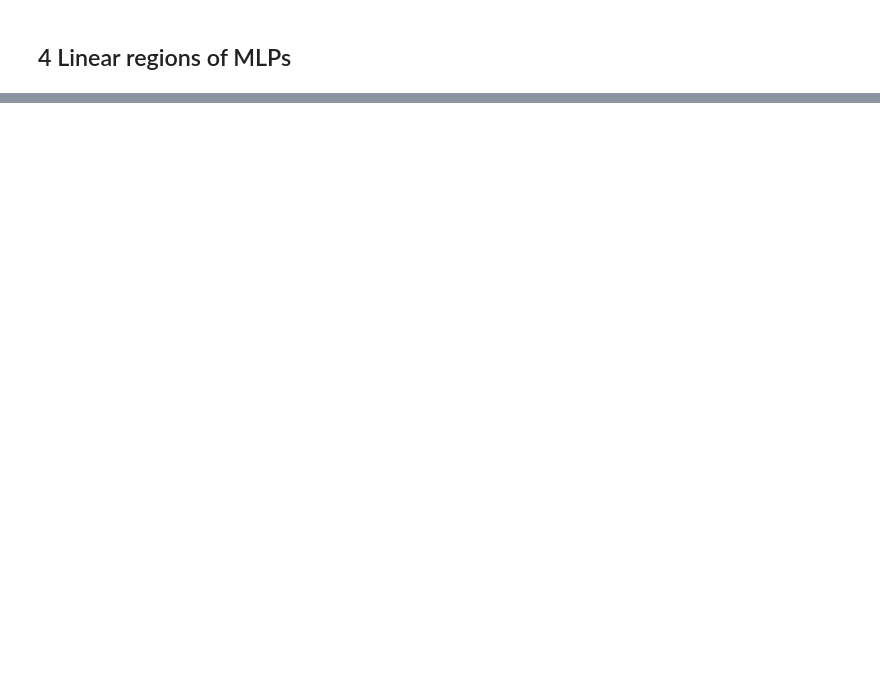
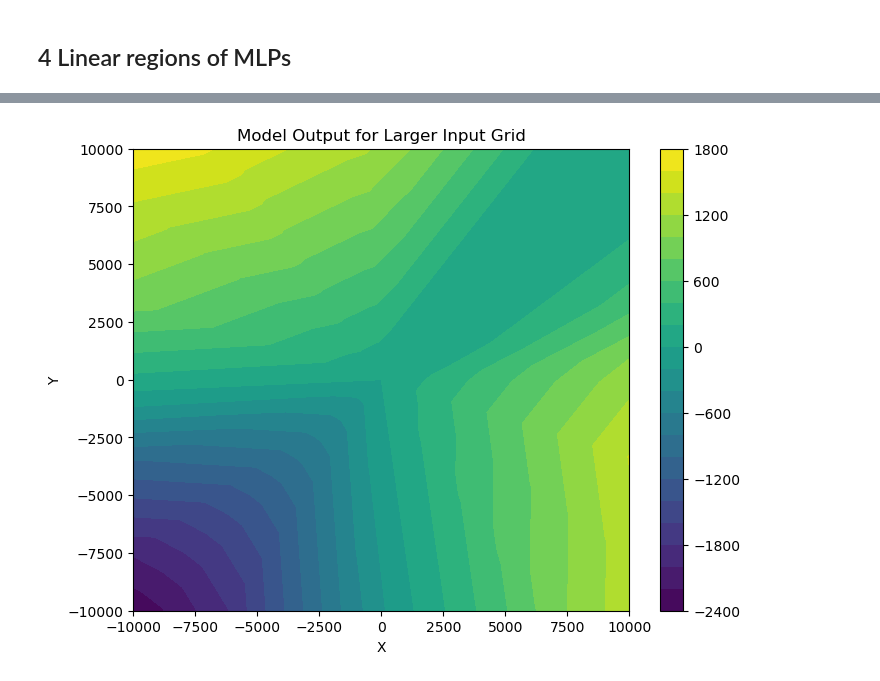
Before and after one commit to Alex2667/mlph_w24, a Jupyter notebook: sheet05/sheet05.ipynb, the cells around one changed output, grey strips where cells are left out. Cells and saved outputs as stored; diff of their text form; code cells hidden in the pictures; blank space fills up the shorter version.

```diff
--- a/sheet05/sheet05.ipynb
+++ b/sheet05/sheet05.ipynb
@@ -103,0 +517,23 @@ print(df.head(10))
+# %%
+x_range_large = np.linspace(-10000, 10000, 5000)
+y_range_large = np.linspace(-10000, 10000, 5000)
+
+xx_large, yy_large = np.meshgrid(x_range_large, y_range_large)
+grid_points_large = np.vstack([xx_large.ravel(), yy_large.ravel()]).T
+
+grid_tensor_large = torch.tensor(grid_points_large, dtype=torch.float32)
+
+with torch.no_grad():
+    output_large = model(grid_tensor_large)
+
+output_large = output_large.detach().numpy().reshape(xx_large.shape)
+
+plt.figure(figsize=(8, 6))
+plt.contourf(xx_large, yy_large, output_large, 20, cmap='viridis')
+plt.colorbar()
+plt.title('Model Output for Larger Input Grid')
+plt.xlabel('X')
+plt.ylabel('Y')
+plt.show()
+# %% [output]
+[figure, added]
```
Also changed, not shown: parts of 36 cells of this notebook, 2 other files.
